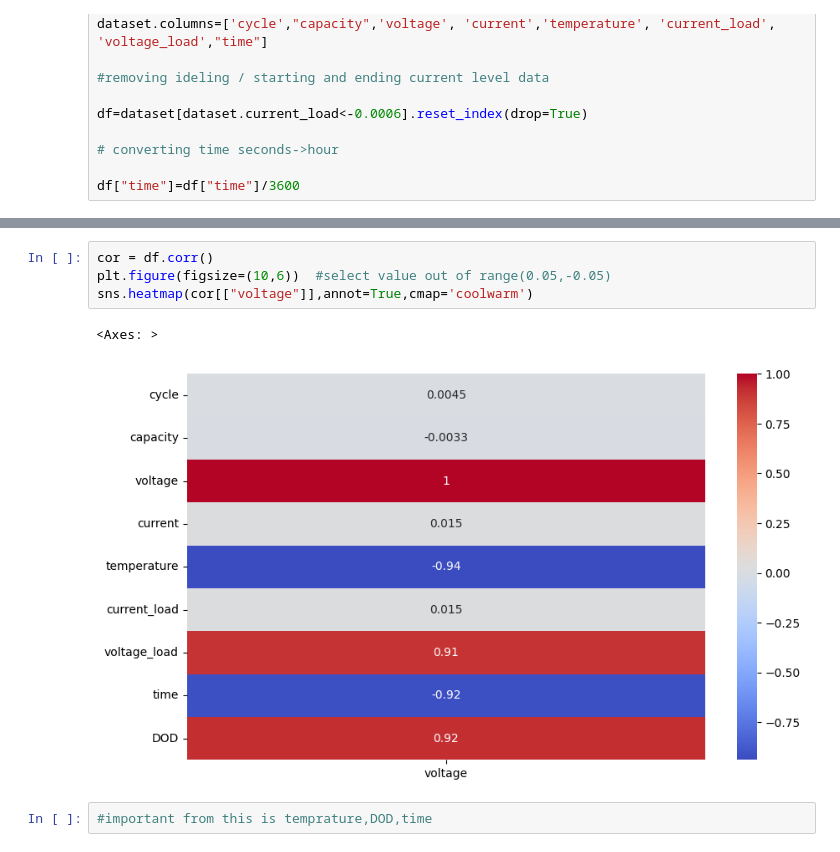
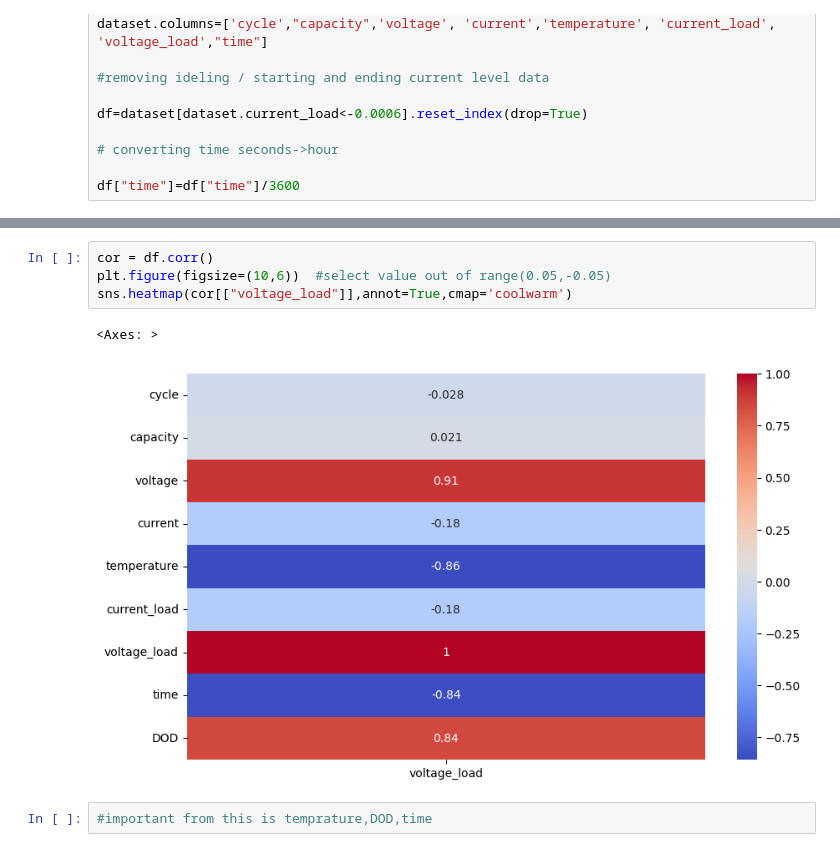
Before and after one commit to Tarakesh-sampath/DOD-Estimation-Of-Battery, a Jupyter notebook: Feature_testing.ipynb, the cells around one changed output, grey strips where cells are left out. Drawn from its saved outputs; the diff is of its cells as text.

```diff
--- a/Feature_testing.ipynb
+++ b/Feature_testing.ipynb
@@ -46,10 +64,10 @@ df["DOD"]=DOD
 # %%
 cor = df.corr()
 plt.figure(figsize=(10,6))  #select value out of range(0.05,-0.05)
-sns.heatmap(cor[["voltage"]],annot=True,cmap='coolwarm')
+sns.heatmap(cor[["voltage_load"]],annot=True,cmap='coolwarm')
 # %% [output]
 <Axes: >
-[figure, old version]
+[figure, new version]
 # %%
 #important from this is temprature,DOD,time
 # %%
```
Also changed, not shown: parts of 6 cells of this notebook.
